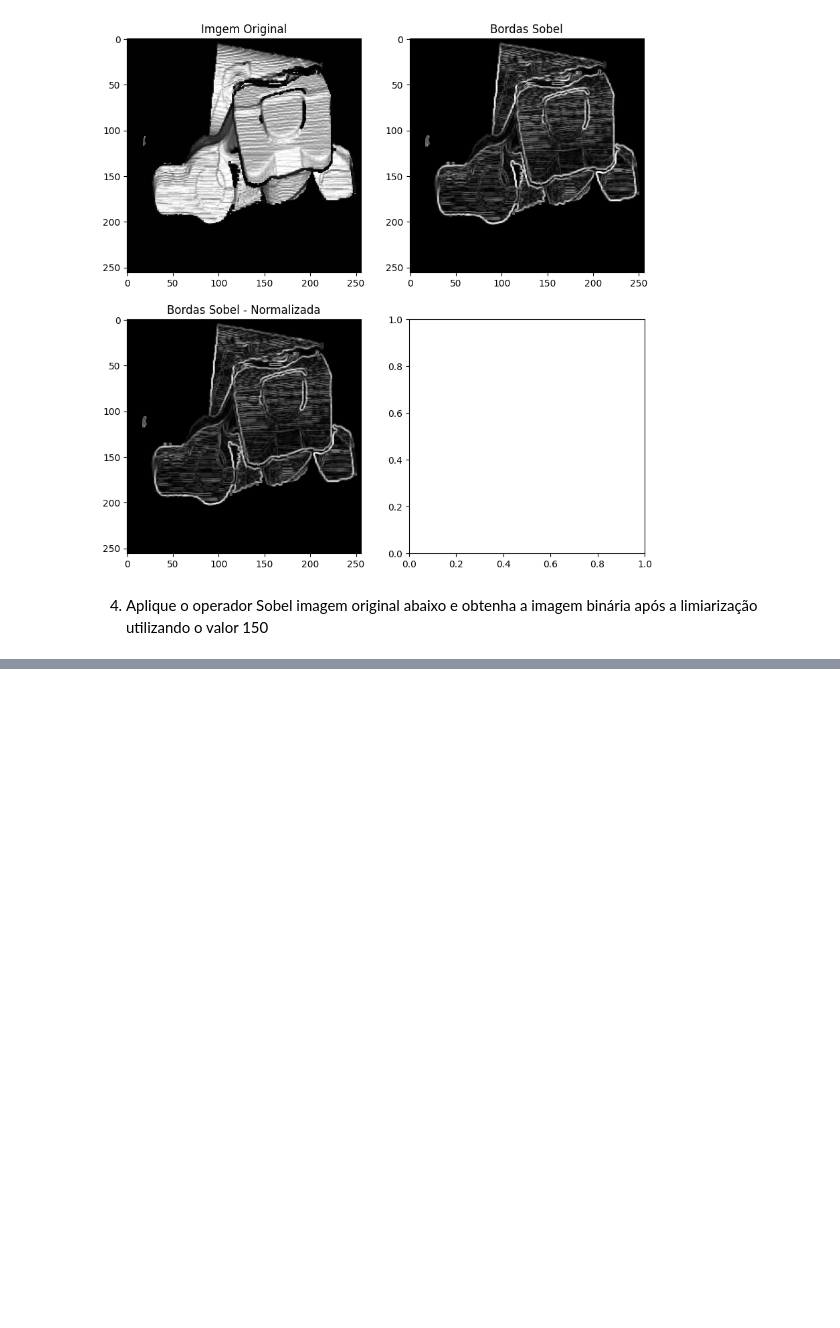
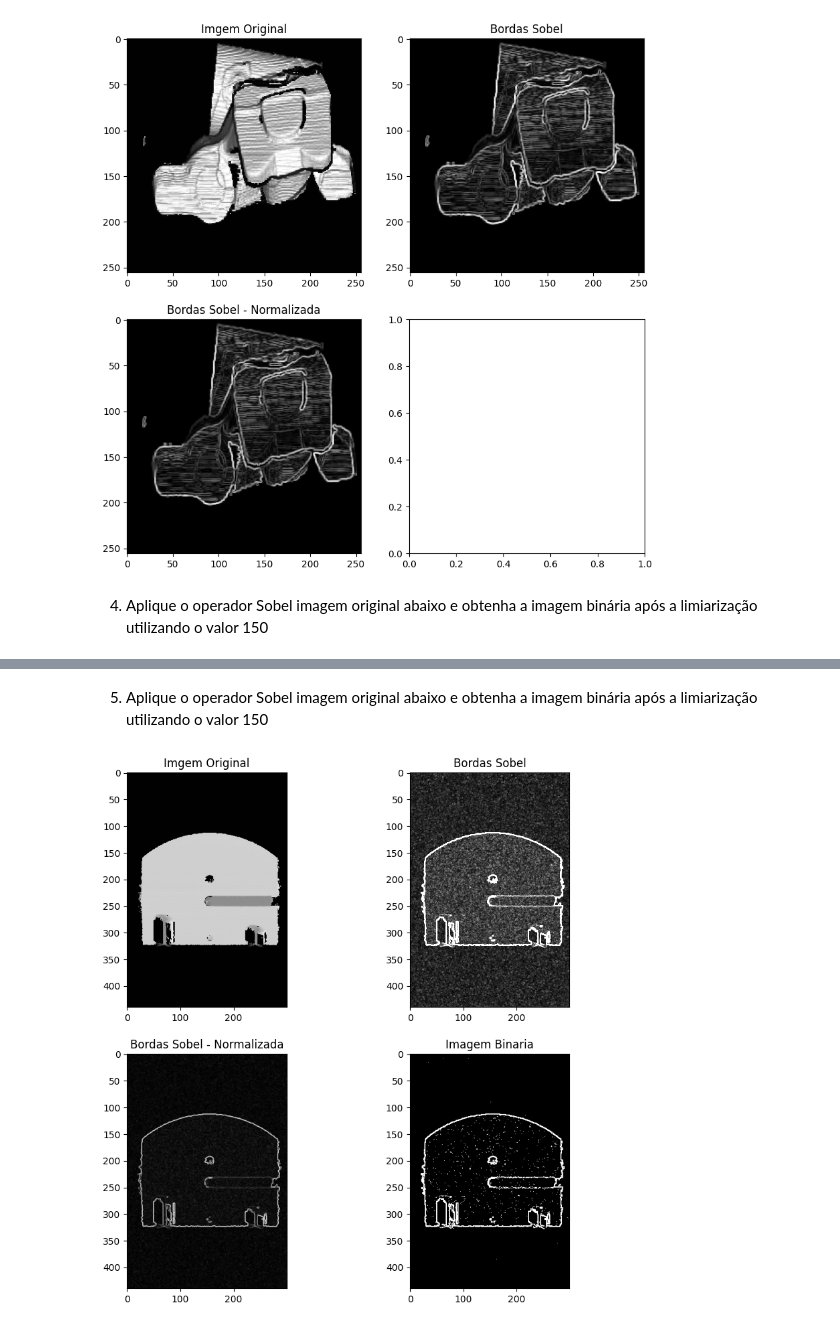
Before and after one commit to HelvesPallin/ppgco-ufu, a Jupyter notebook: ProcessamentoDigitalImagens/lab05/Lab05.ipynb, the cells around one changed output, grey strips where cells are left out. Saved outputs shown, nothing was run; the diff lists cells and outputs as text; code cells hidden in the pictures; blank space fills up the shorter version.

```diff
--- a/ProcessamentoDigitalImagens/lab05/Lab05.ipynb
+++ b/ProcessamentoDigitalImagens/lab05/Lab05.ipynb
@@ -153,0 +154,23 @@ ufo2ax[1,1].title.set_text("Imagem Binaria")
+# %% [markdown]
+5. Aplique o operador Sobel imagem original abaixo e obtenha a imagem binária após a limiarização utilizando o valor 150
+# %%
+ufo2noi2 = cv2.imread("ufo2noi2/ufo2noi2.png", cv2.IMREAD_GRAYSCALE)
+
+sobelX = convolve2d(ufo2noi2, maskX, mode='same', boundary='wrap')
+sobelY = convolve2d(ufo2noi2, maskY, mode='same', boundary='wrap')
+
+ufo2noi2Gradient = np.sqrt(sobelX**2 + sobelY**2)
+ufo2noi2Sobel = normalize(ufo2noi2Gradient)
+_, ufo2noi2Binary = cv2.threshold(ufo2noi2Gradient, 150, 255, cv2.THRESH_BINARY)
+
+f, ufo2ax = plt.subplots(2,2, figsize = (10,10))
+ufo2ax[0,0].imshow(ufo2, cmap='gray', vmin=0, vmax=255)
+ufo2ax[0,0].title.set_text("Imgem Original")
+ufo2ax[0,1].imshow(ufo2noi2Gradient, cmap='gray', vmin=0, vmax=255)
+ufo2ax[0,1].title.set_text("Bordas Sobel")
+ufo2ax[1,0].imshow(ufo2noi2Sobel, cmap='gray', vmin=0, vmax=255)
+ufo2ax[1,0].title.set_text("Bordas Sobel - Normalizada")
+ufo2ax[1,1].imshow(ufo2noi2Binary, cmap='gray', vmin=0, vmax=255)
+ufo2ax[1,1].title.set_text("Imagem Binaria")
+# %% [output]
+[figure, added]
```
Also changed, not shown: parts of 1 cell of this notebook.
